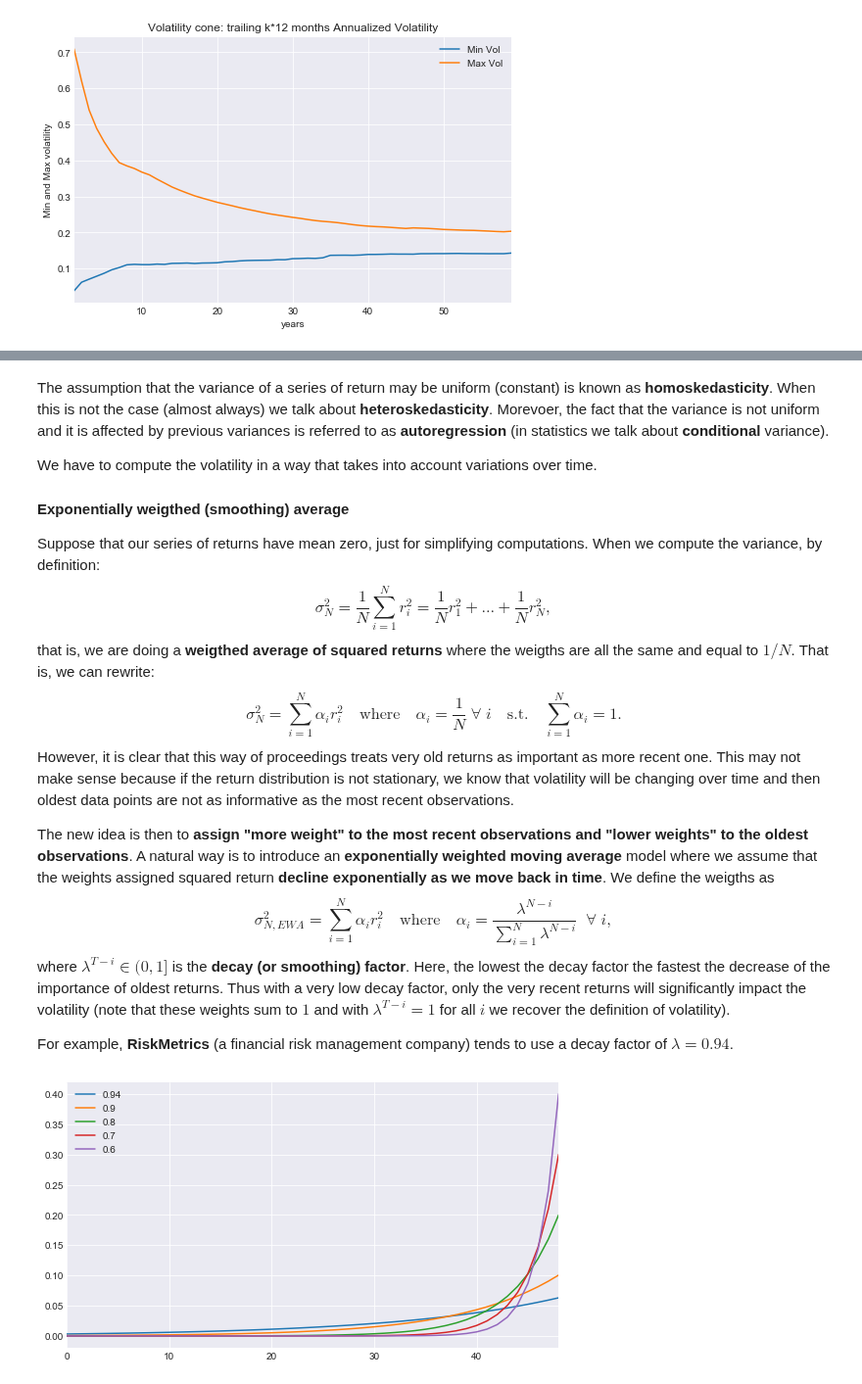
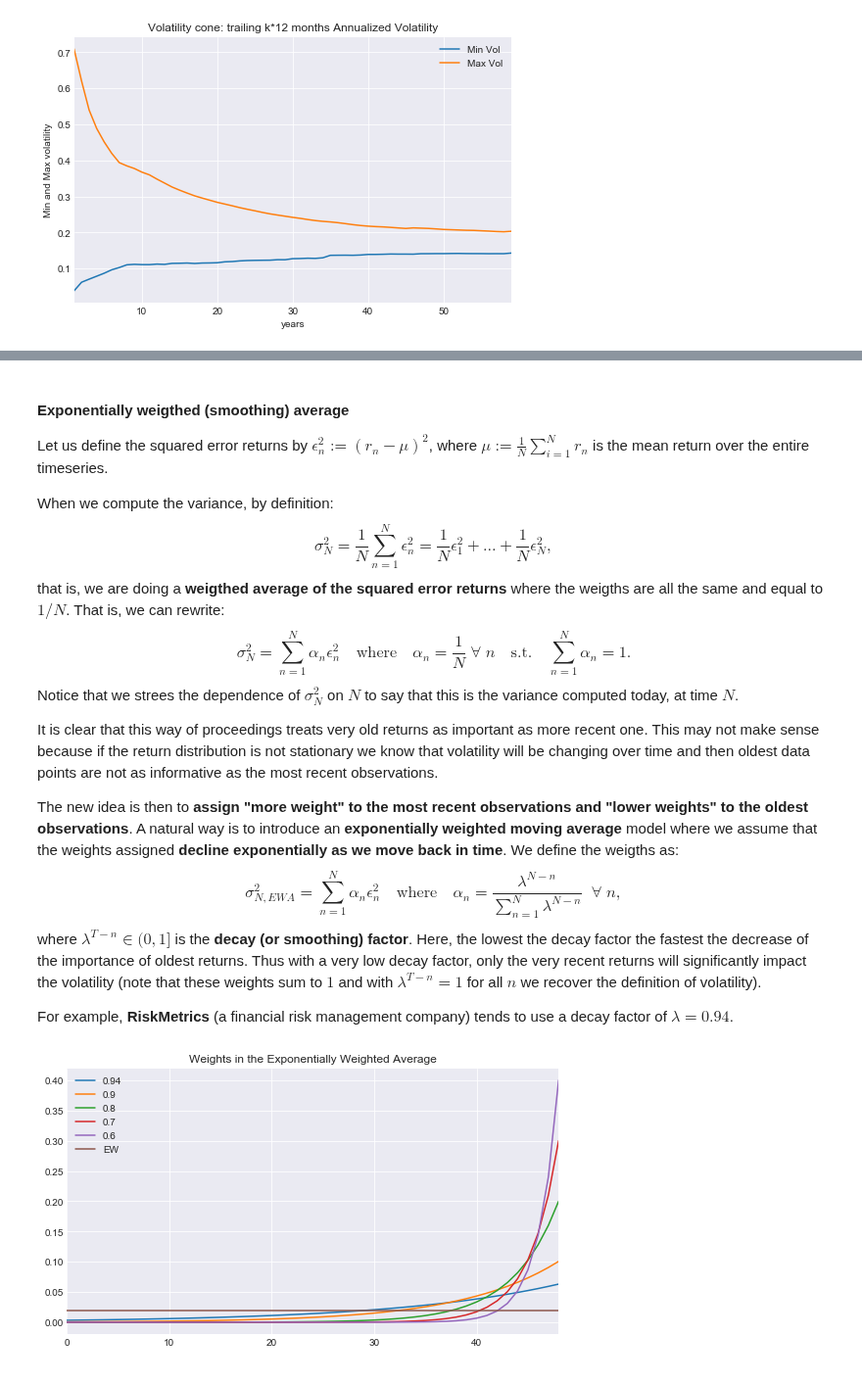
Before and after one commit to z4ir3/finance-courses, a Jupyter notebook: course_2_advanced_portfolio_construction_and_analysis_with_python/week-2.ipynb, the cells around one changed output, grey strips where cells are left out. Shown at 98% size. Saved outputs shown, nothing was run; the diff lists cells and outputs as text; code cells hidden in the pictures.

```diff
--- a/course_2_advanced_portfolio_construction_and_analysis_with_python/week-2.ipynb
+++ b/course_2_advanced_portfolio_construction_and_analysis_with_python/week-2.ipynb
@@ -215,54 +226,52 @@ plt.show()
 # %% [markdown]
-
-The assumption that the variance of a series of return may be uniform (constant) is known as **homoskedasticity**. When this is not the case (almost always) we talk about **heteroskedasticity**.
-Morevoer, the fact that the variance is not uniform and it is affected by previous variances
-is referred to as **autoregression** (in statistics we talk about **conditional** variance).
-
-We have to compute the volatility in a way that takes into account variations over time.
-
 #### Exponentially weigthed (smoothing) average
 
-Suppose that our series of returns have mean zero, just for simplifying computations.
+Let us define the squared error returns by $\epsilon_n^2 := (r_n - \mu)^2$, where $\mu:=\frac{1}{N}\sum_{i=1}^N r_n$ is the mean return over the entire timeseries.
+
 When we compute the variance, by definition:
 $$
-\sigma^2_N = \frac{1}{N} \sum_{i=1}^N r^2_i = \frac{1}{N}r^2_1 + \dots + \frac{1}{N}r^2_N,
+\sigma^2_N = \frac{1}{N} \sum_{n=1}^N \epsilon_n^2
+= \frac{1}{N}\epsilon_1^2 + \dots + \frac{1}{N}\epsilon_N^2,
 $$
-that is, we are doing a **weigthed average of squared returns** where the weigths are all the same and equal to $1/N$. That is, we can rewrite:
+that is, we are doing a **weigthed average of the squared error returns** where the weigths are all the same and equal to $1/N$. That is, we can rewrite:
 $$
-\sigma^2_N = \sum_{i=1}^N \alpha_i r^2_i
+\sigma^2_N = \sum_{n=1}^N \alpha_n \epsilon^2_n
 \quad\text{where}\quad
-\alpha_i = \frac{1}{N} \; \forall\; i
+\alpha_n = \frac{1}{N} \; \forall\; n
 \quad\text{s.t.}\quad
-\sum_{i=1}^N \alpha_i = 1.
+\sum_{n=1}^N \alpha_n = 1.
 $$
-However, it is clear that this way of proceedings treats very old returns as important as more recent one.
-This may not make sense because if the return distribution is not stationary, we know that volatility will be changing over time and then oldest data points are not as informative as the most recent observations.
+Notice that we strees the dependence of $\sigma^2_N$ on $N$ to say that this is the variance computed today, at time $N$.
 
-The new idea is then to **assign "more weight" to the most recent observations and "lower weights" to the oldest observations**.
-A natural way is to introduce an **exponentially weighted moving average** model where we
-assume that the weights assigned squared return **decline exponentially as we move back in time**. We define the weigths as
+It is clear that this way of proceedings treats very old returns as important as more recent one.
+This may not make sense because if the return distribution is not stationary we know that volatility will be changing over time and then oldest data points are not as informative as the most recent observations.
+
+The new idea is then to **assign "more weight" to the most recent observations and "lower weights" to the oldest observations**. A natural way is to introduce an **exponentially weighted moving average** model where we assume that the weights assigned **decline exponentially as we move back in time**.
+We define the weigths as:
 $$
-\sigma^2_{N,EWA} = \sum_{i=1}^N \alpha_i r_i^2
+\sigma^2_{N,EWA} = \sum_{n=1}^N \alpha_n \epsilon_n^2
 \quad\text{where}\quad
-\alpha_i = \frac{ \lambda^{N-i} }{\sum_{i=1}^N \lambda^{N-i} } \;\; \forall\; i,
+\alpha_n = \frac{ \lambda^{N-n} }{\sum_{n=1}^N \lambda^{N-n} } \;\; \forall\; n,
 $$
-where $\lambda^{T-i} \in (0,1]$ is the **decay (or smoothing) factor**. Here,
+where $\lambda^{T-n} \in (0,1]$ is the **decay (or smoothing) factor**. Here,
 the lowest the decay factor the fastest the decrease of the importance of oldest returns.
-Thus with a very low decay factor, only the very recent returns will significantly impact the volatility (note that these weights sum to $1$ and with $\lambda^{T-i}=1$ for all $i$ we recover the definition of volatility).
+Thus with a very low decay factor, only the very recent returns will significantly impact the volatility (note that these weights sum to $1$ and with $\lambda^{T-n}=1$ for all $n$
+we recover the definition of volatility).
 
 For example, **RiskMetrics** (a financial risk management company) tends to use a decay factor of $\lambda=0.94$.
 # %%
 # Example:
 T = 50
 points = np.arange(1,T,1)
 decay_factor = [0.94, 0.9, 0.8, 0.7, 0.6]
 
 ww = []
 for d in decay_factor:
     ww.append( [ d**(T-t) for t in points ] / np.sum( d**(T-points) ) )
 
 weigths = pd.DataFrame(ww, index=decay_factor).T
-weigths.plot(grid=True, figsize=(9,5))
+weigths["EW"] = 1/T
+weigths.plot(grid=True, figsize=(9,5), title="Weights in the Exponentially Weighted Average")
 plt.show()
 # %% [output]
-[figure, old version]
+[figure, new version]
```
Also changed, not shown: parts of 22 cells of this notebook.
